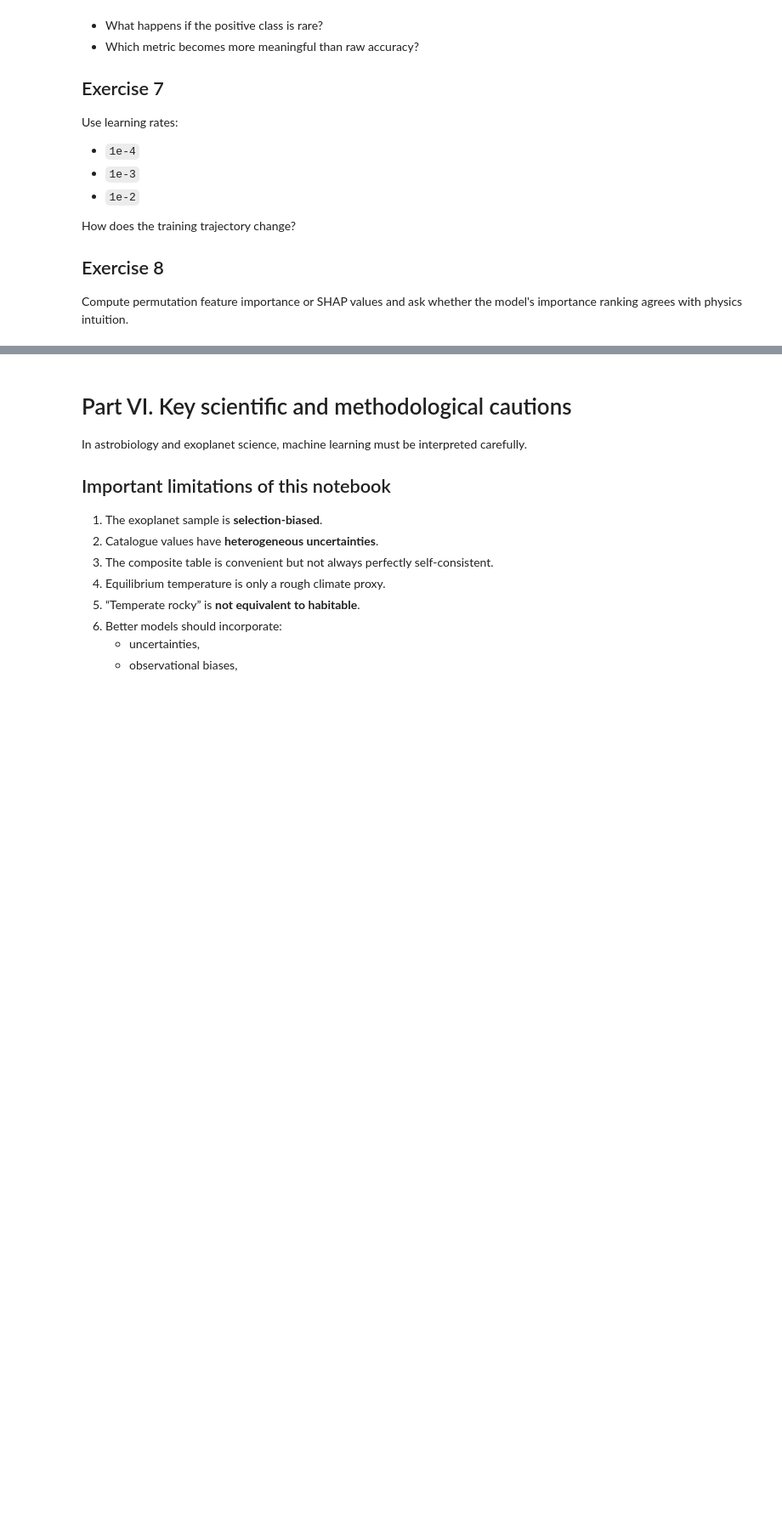
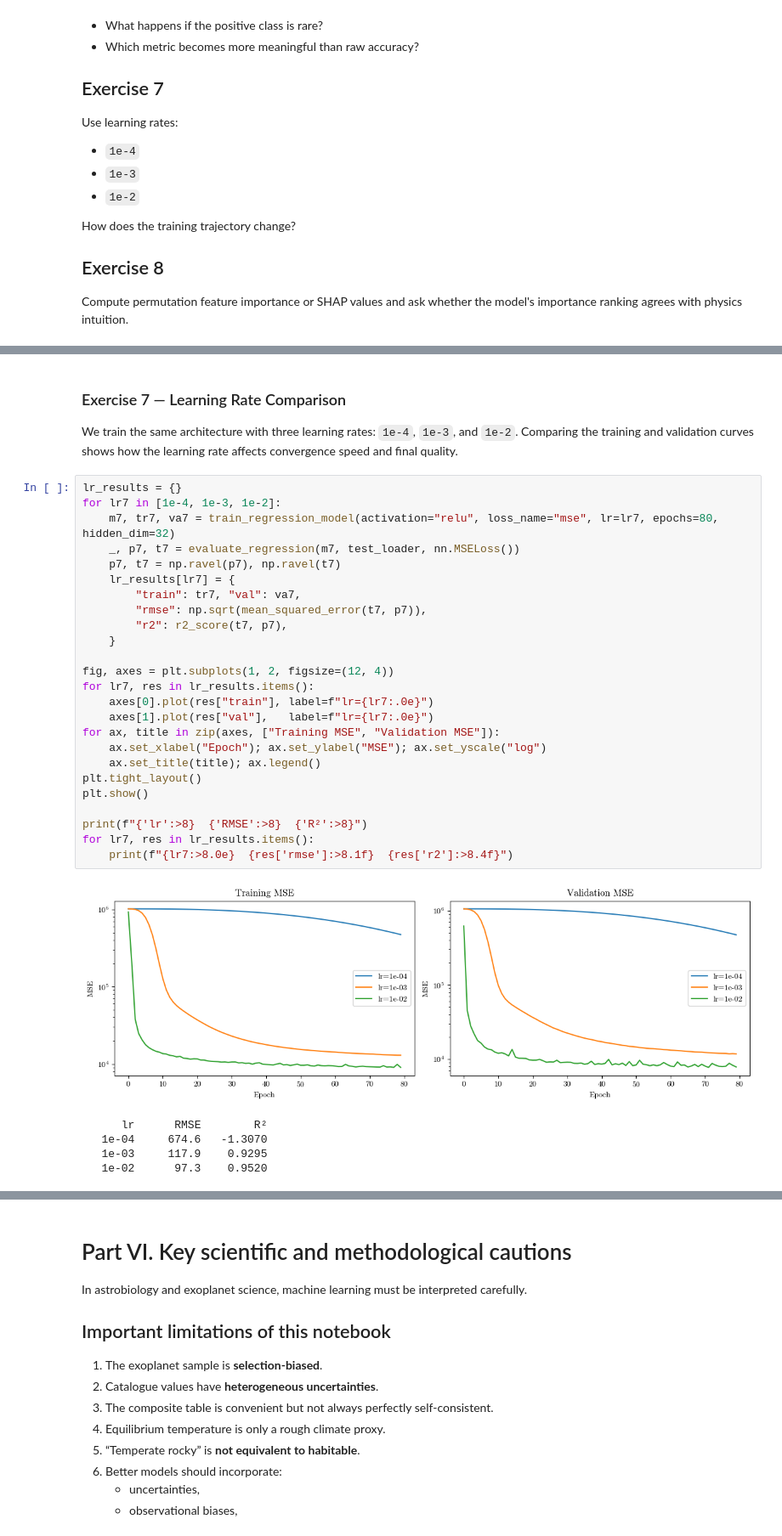
Before and after one commit to IsaacLP/Computational-Astrobiology, a Jupyter notebook: tutorials/3/computational_astrobiology_exoplanet_nn_gradient_descent.ipynb, the cells around one changed output, grey strips where cells are left out. Shown at 85% size. Saved outputs shown, nothing was run; the diff lists cells and outputs as text; blank space fills up the shorter version.

```diff
--- a/tutorials/3/computational_astrobiology_exoplanet_nn_gradient_descent.ipynb
+++ b/tutorials/3/computational_astrobiology_exoplanet_nn_gradient_descent.ipynb
@@ -1217,0 +1523,35 @@ Compute permutation feature importance or SHAP values and ask whether the model'
+# %% [markdown]
+### Exercise 7 — Learning Rate Comparison
+
+We train the same architecture with three learning rates: `1e-4`, `1e-3`, and `1e-2`. Comparing the training and validation curves shows how the learning rate affects convergence speed and final quality.
+# %%
+lr_results = {}
+for lr7 in [1e-4, 1e-3, 1e-2]:
+    m7, tr7, va7 = train_regression_model(activation="relu", loss_name="mse", lr=lr7, epochs=80, hidden_dim=32)
+    _, p7, t7 = evaluate_regression(m7, test_loader, nn.MSELoss())
+    p7, t7 = np.ravel(p7), np.ravel(t7)
+    lr_results[lr7] = {
+        "train": tr7, "val": va7,
+        "rmse": np.sqrt(mean_squared_error(t7, p7)),
+        "r2": r2_score(t7, p7),
+    }
+
+fig, axes = plt.subplots(1, 2, figsize=(12, 4))
+for lr7, res in lr_results.items():
+    axes[0].plot(res["train"], label=f"lr={lr7:.0e}")
+    axes[1].plot(res["val"],   label=f"lr={lr7:.0e}")
+for ax, title in zip(axes, ["Training MSE", "Validation MSE"]):
+    ax.set_xlabel("Epoch"); ax.set_ylabel("MSE"); ax.set_yscale("log")
+    ax.set_title(title); ax.legend()
+plt.tight_layout()
+plt.show()
+
+print(f"{'lr':>8}  {'RMSE':>8}  {'R²':>8}")
+for lr7, res in lr_results.items():
+    print(f"{lr7:>8.0e}  {res['rmse']:>8.1f}  {res['r2']:>8.4f}")
+# %% [output]
+[figure, added]
+      lr      RMSE        R²
+   1e-04     674.6   -1.3070
+   1e-03     117.9    0.9295
+   1e-02      97.3    0.9520
```
Also changed, not shown: parts of 42 cells of this notebook, 1 other file.
